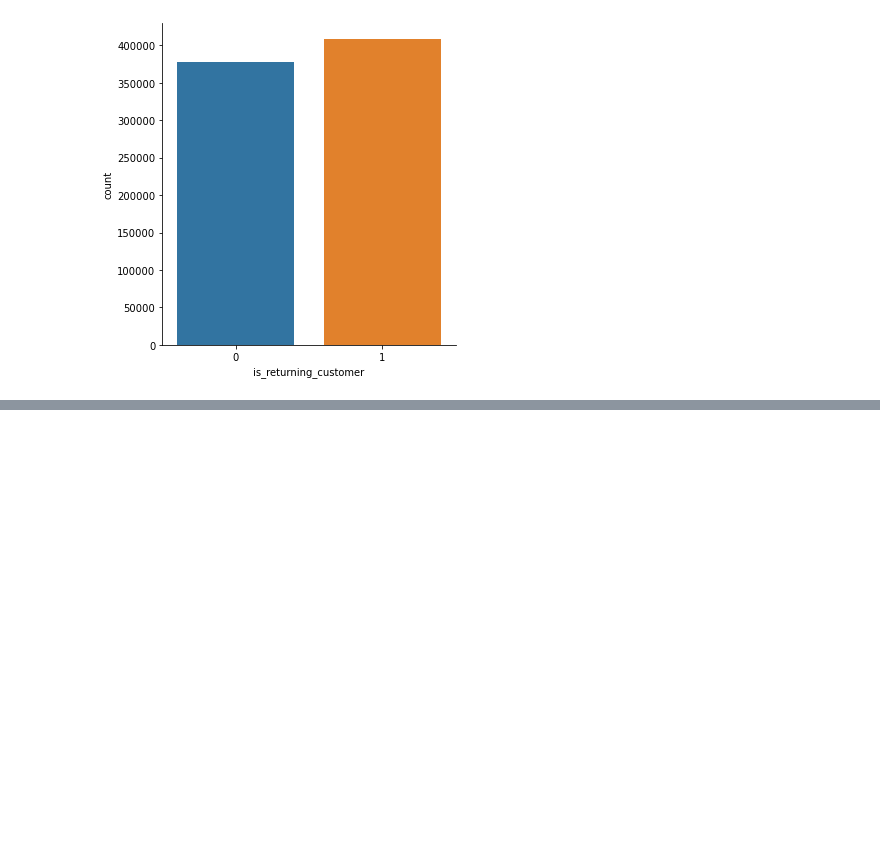
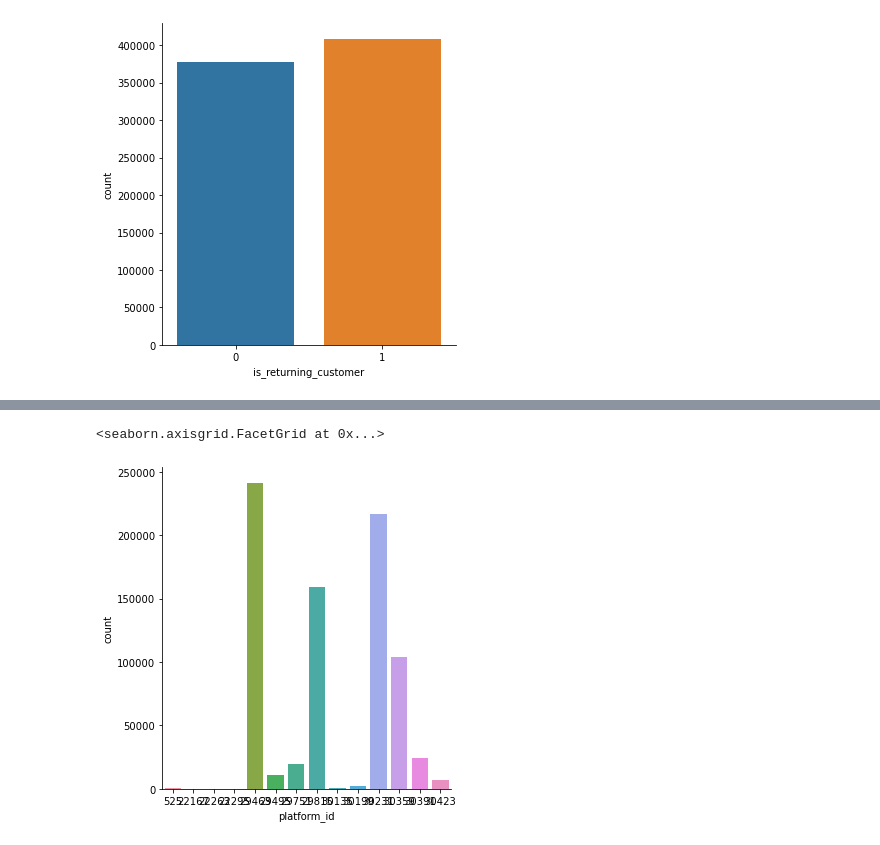
Before and after one commit to mwojcie/hesitant-bare-wreck, a Jupyter notebook: notebooks/EDA.ipynb, the cells around one changed output, grey strips where cells are left out. Saved outputs shown, nothing was run; the diff lists cells and outputs as text; code cells hidden in the pictures; blank space fills up the shorter version.

```diff
--- a/notebooks/EDA.ipynb
+++ b/notebooks/EDA.ipynb
@@ -95,0 +166,5 @@ sns.catplot(data=order_data_labeled, kind="count", x="is_returning_customer")
+# %%
+sns.catplot(data=order_data_labeled, kind="count", x="platform_id")
+# %% [output]
+<seaborn.axisgrid.FacetGrid at 0x...>
+[figure, added]
```
Also changed, not shown: parts of 28 cells of this notebook, 4 other files.
